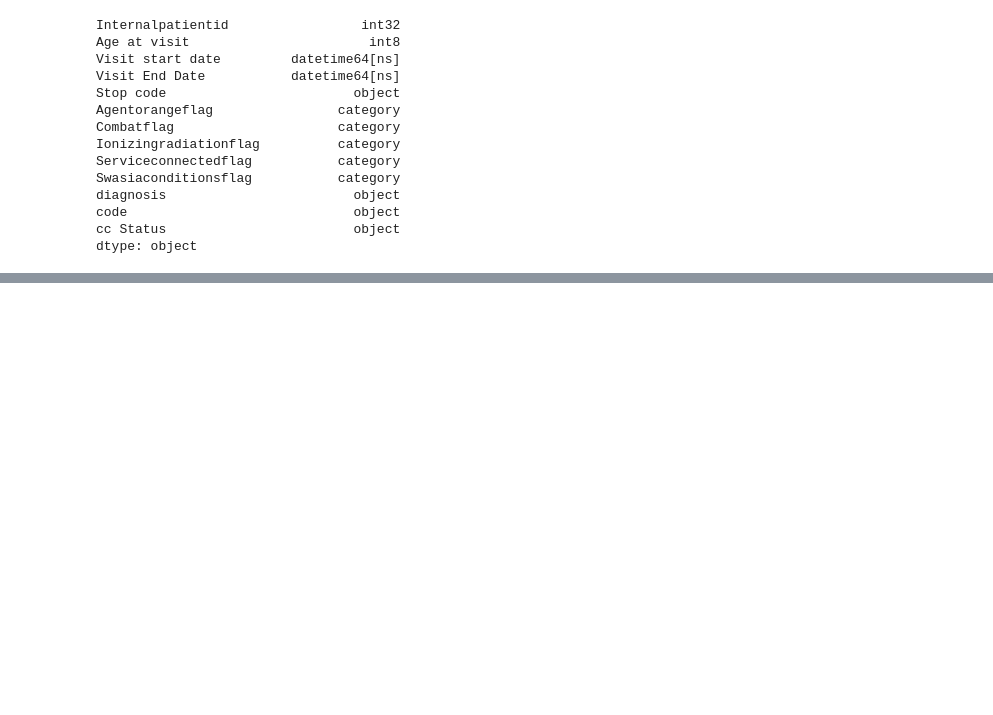
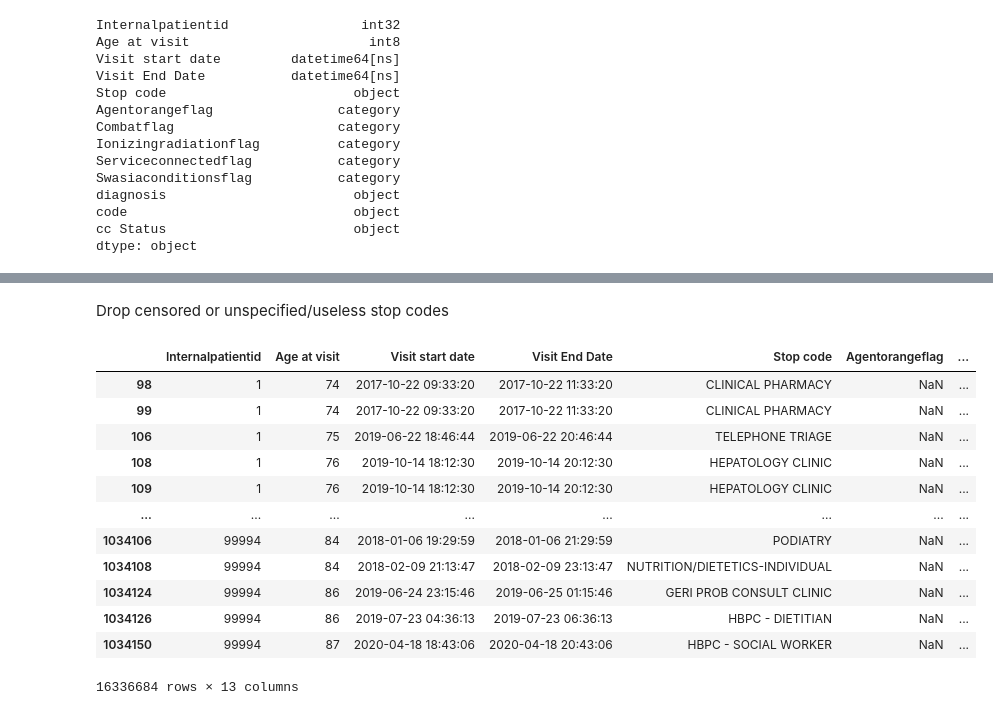
Before and after one commit to victormurcia/VCHAMPS, a Jupyter notebook: VCHAMPS_Data_CleanUp.ipynb, the cells around one changed output, grey strips where cells are left out. Cells and saved outputs as stored; diff of their text form; code cells hidden in the pictures; blank space fills up the shorter version.

```diff
--- a/VCHAMPS_Data_CleanUp.ipynb
+++ b/VCHAMPS_Data_CleanUp.ipynb
@@ -2156,0 +2210,22 @@ outpatient_visits_df = outpatient_visits_df.compute()
+# %% [markdown]
+Drop censored or unspecified/useless stop codes
+# %%
+outpatient_visits_df = outpatient_visits_df[~((outpatient_visits_df['Stop code'] == '(Censored)'))]
+outpatient_visits_df = outpatient_visits_df[~((outpatient_visits_df['Stop code'] == '100 NOT USED'))]
+outpatient_visits_df = outpatient_visits_df[~((outpatient_visits_df['Stop code'] == 'Not specified (no value)'))]
+# %%
+outpatient_visits_df
+# %% [output]
+|  | Internalpatientid | Age at visit | Visit start date | Visit End Date | Stop code | Agentorangeflag | ... |
+| 98 | 1 | 74 | 2017-10-22 09:33:20 | 2017-10-22 11:33:20 | CLINICAL PHARMACY | NaN | ... |
+| 99 | 1 | 74 | 2017-10-22 09:33:20 | 2017-10-22 11:33:20 | CLINICAL PHARMACY | NaN | ... |
+| 106 | 1 | 75 | 2019-06-22 18:46:44 | 2019-06-22 20:46:44 | TELEPHONE TRIAGE | NaN | ... |
+| 108 | 1 | 76 | 2019-10-14 18:12:30 | 2019-10-14 20:12:30 | HEPATOLOGY CLINIC | NaN | ... |
+| 109 | 1 | 76 | 2019-10-14 18:12:30 | 2019-10-14 20:12:30 | HEPATOLOGY CLINIC | NaN | ... |
+| ... | ... | ... | ... | ... | ... | ... | ... |
+| 1034106 | 99994 | 84 | 2018-01-06 19:29:59 | 2018-01-06 21:29:59 | PODIATRY | NaN | ... |
+| 1034108 | 99994 | 84 | 2018-02-09 21:13:47 | 2018-02-09 23:13:47 | NUTRITION/DIETETICS-INDIVIDUAL | NaN | ... |
+| 1034124 | 99994 | 86 | 2019-06-24 23:15:46 | 2019-06-25 01:15:46 | GERI PROB CONSULT CLINIC | NaN | ... |
+| 1034126 | 99994 | 86 | 2019-07-23 04:36:13 | 2019-07-23 06:36:13 | HBPC - DIETITIAN | NaN | ... |
+| 1034150 | 99994 | 87 | 2020-04-18 18:43:06 | 2020-04-18 20:43:06 | HBPC - SOCIAL WORKER | NaN | ... |
+16336684 rows × 13 columns
```
Also changed, not shown: parts of 28 cells of this notebook.
